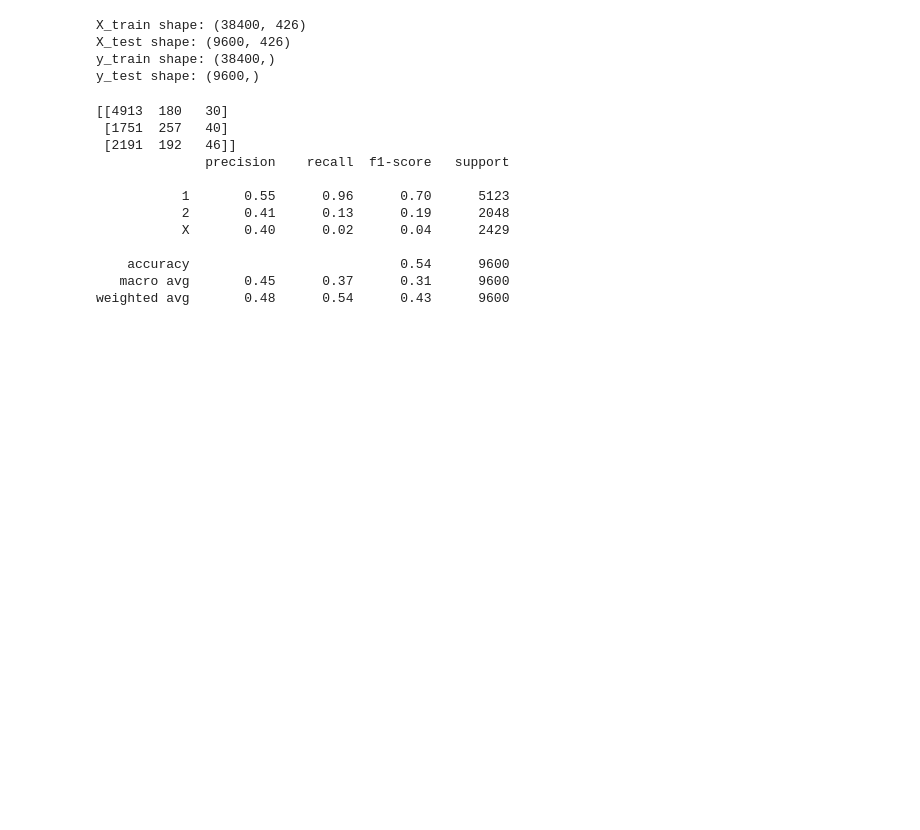
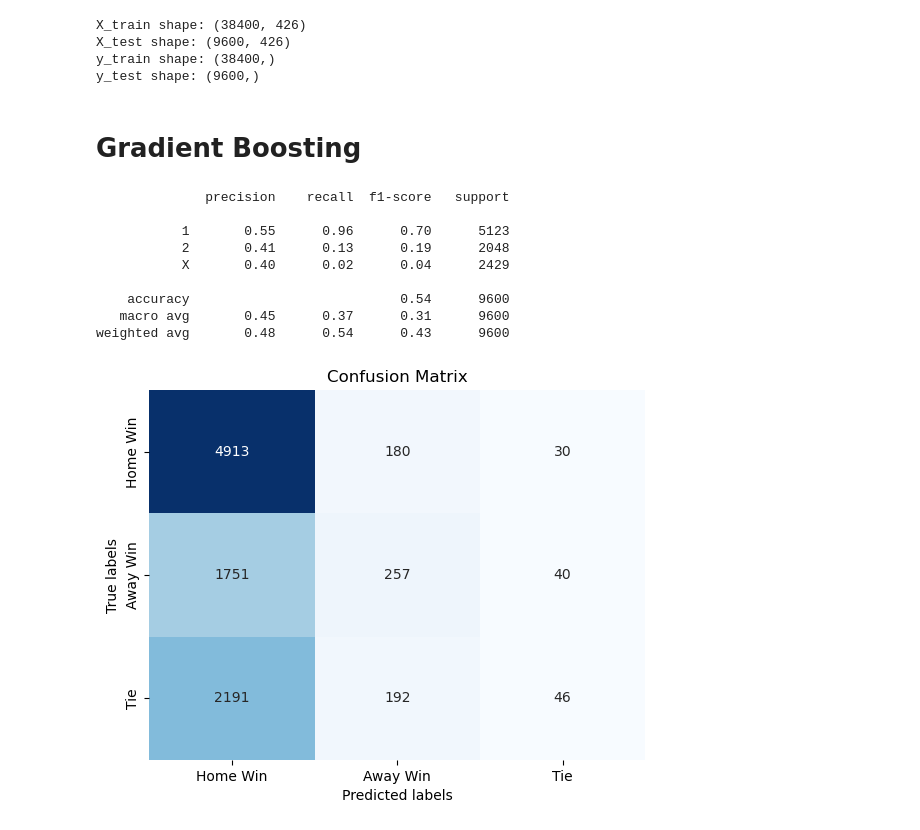
Before and after one commit to ManuIluro22/LaLiga, a Jupyter notebook: analysis/jordi.ipynb, the cells around one changed output. Cells and saved outputs as stored; diff of their text form; code cells hidden in the pictures; blank space fills up the shorter version.

```diff
--- a/analysis/jordi.ipynb
+++ b/analysis/jordi.ipynb
@@ -234,7 +235,3 @@ X_train shape: (38400, 426)
 X_test shape: (9600, 426)
 y_train shape: (38400,)
 y_test shape: (9600,)
-# %%
-def performance(y_test, y_pred):
-    print(confusion_matrix(y_test, y_pred))
-    print(classification_report(y_test, y_pred))
@@ -245,19 +238,45 @@ print(f"RMSE: {mean_squared_error(y_test, y_pred)**0.5}")
+# %%
+# Empty df to store the performance of the different models
+models_performance = pd.DataFrame(columns=['model', 'accuracy'])
+# %%
+def performance(y_test, y_pred, model):
+    # Classificatin Report shows some metrics to evaluate the model performance
+    class_report = classification_report(y_test, y_pred, output_dict=True)
+    print(classification_report(y_test, y_pred))
+    accuracy = class_report['accuracy']
+
+    # Plot Confusion Matrix
+    labels = ["Home Win", "Away Win", "Tie"]
+    sns.heatmap(confusion_matrix(y_test, y_pred),
+                annot=True, fmt="d", cmap="Blues", cbar=False,
+                xticklabels=labels, yticklabels=labels)
+    plt.xlabel('Predicted labels')
+    plt.ylabel('True labels')
+    plt.title('Confusion Matrix')
+    plt.show()
+
+    return accuracy
+
+    # ROC curve and AUC
+    # pred_probs = model.predict_proba(X_test)[:, 1]
+    # fpr, tpr, thresholds = roc_curve(y_test, pred_probs)
+    # roc_auc = auc(fpr, tpr)
+# %% [markdown]
+# Gradient Boosting
 # %%
 gb_model = GradientBoostingClassifier()
 gb_model.fit(X_train, y_train)
 gb_pred = gb_model.predict(X_test)
+gb_accuracy = performance(y_test, gb_pred, gb_model)
+models_performance.loc[len(models_performance)] = ['Gradient Boosting', gb_accuracy]
+# %% [output]
+              precision    recall  f1-score   support
+
+           1       0.55      0.96      0.70      5123
+           2       0.41      0.13      0.19      2048
+           X       0.40      0.02      0.04      2429
+
+    accuracy                           0.54      9600
+   macro avg       0.45      0.37      0.31      9600
+weighted avg       0.48      0.54      0.43      9600
+[figure, added]
-# %%
-performance(y_test, gb_pred)
-# %% [output]
-[[4913  180   30]
- [1751  257   40]
- [2191  192   46]]
-              precision    recall  f1-score   support
-
-           1       0.55      0.96      0.70      5123
-           2       0.41      0.13      0.19      2048
-           X       0.40      0.02      0.04      2429
-
-    accuracy                           0.54      9600
-   macro avg       0.45      0.37      0.31      9600
-weighted avg       0.48      0.54      0.43      9600
```
Also changed, not shown: parts of 19 cells of this notebook.
